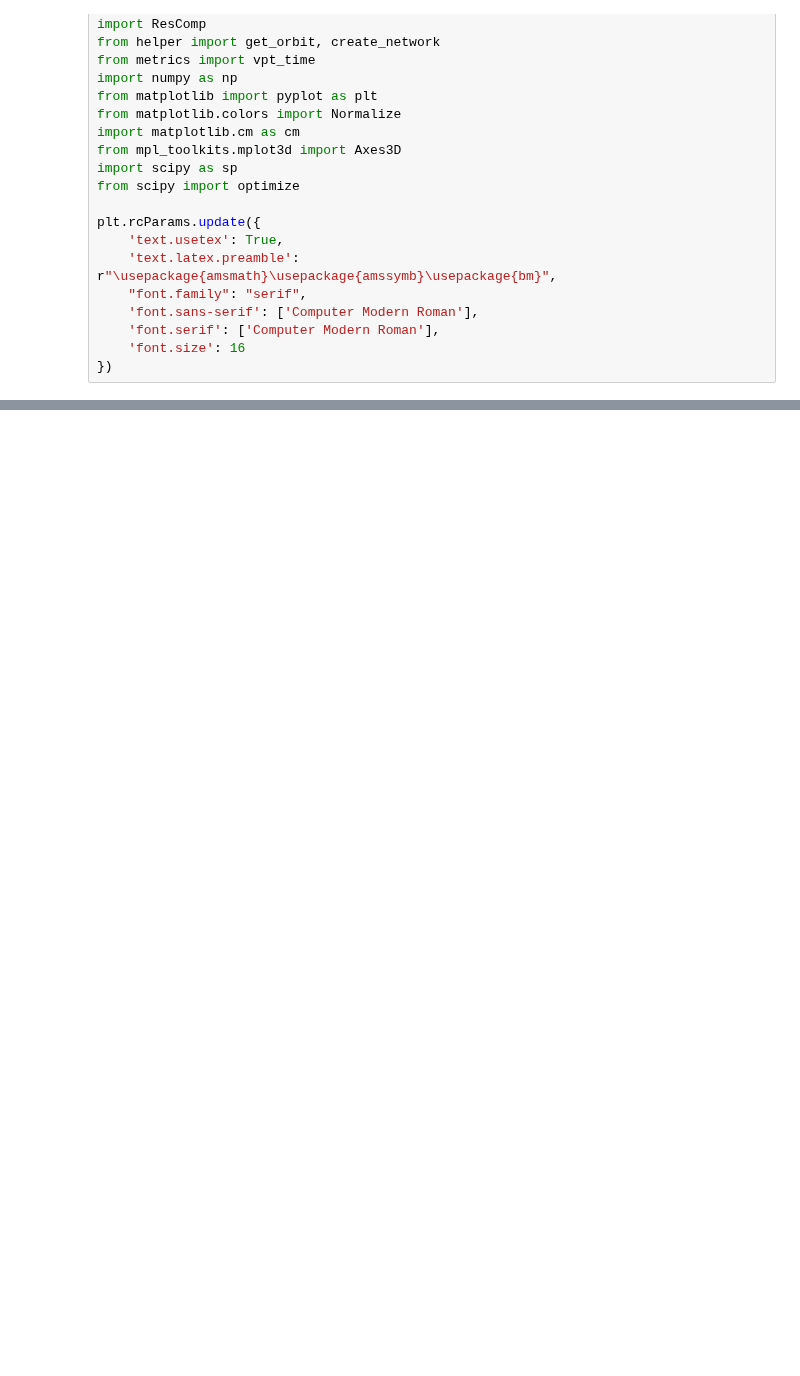
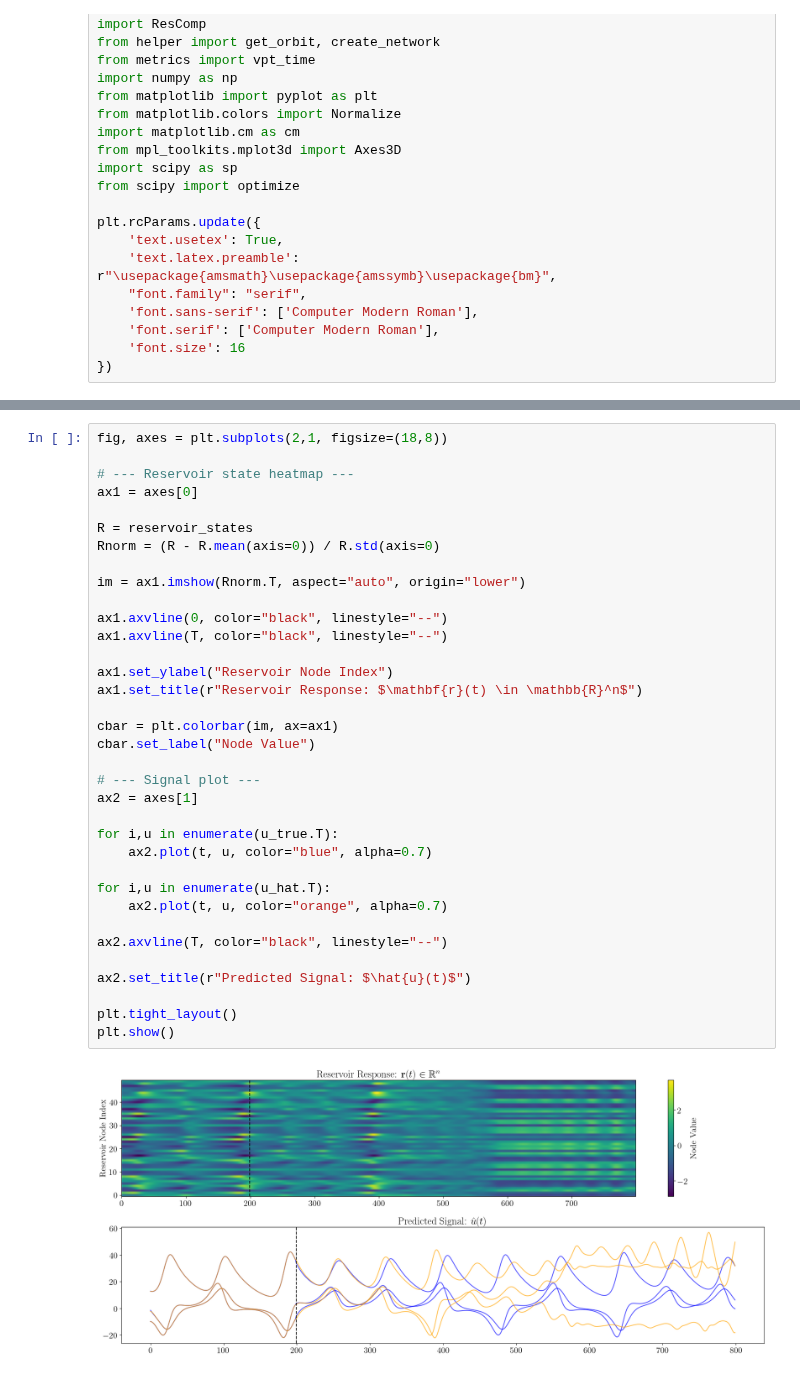
Before and after one commit to seyfdall/Thinned_Rescomp, a Jupyter notebook: paper_plots.ipynb, the cells around one changed output, grey strips where cells are left out. Cells and saved outputs as stored; diff of their text form; blank space fills up the shorter version.

```diff
--- a/paper_plots.ipynb
+++ b/paper_plots.ipynb
@@ -111,0 +150,37 @@ plt.show()
+# %%
+fig, axes = plt.subplots(2,1, figsize=(18,8))
+
+# --- Reservoir state heatmap ---
+ax1 = axes[0]
+
+R = reservoir_states
+Rnorm = (R - R.mean(axis=0)) / R.std(axis=0)
+
+im = ax1.imshow(Rnorm.T, aspect="auto", origin="lower")
+
+ax1.axvline(0, color="black", linestyle="--")
+ax1.axvline(T, color="black", linestyle="--")
+
+ax1.set_ylabel("Reservoir Node Index")
+ax1.set_title(r"Reservoir Response: $\mathbf{r}(t) \in \mathbb{R}^n$")
+
+cbar = plt.colorbar(im, ax=ax1)
+cbar.set_label("Node Value")
+
+# --- Signal plot ---
+ax2 = axes[1]
+
+for i,u in enumerate(u_true.T):
+    ax2.plot(t, u, color="blue", alpha=0.7)
+
+for i,u in enumerate(u_hat.T):
+    ax2.plot(t, u, color="orange", alpha=0.7)
+
+ax2.axvline(T, color="black", linestyle="--")
+
+ax2.set_title(r"Predicted Signal: $\hat{u}(t)$")
+
+plt.tight_layout()
+plt.show()
+# %% [output]
+[figure, added]
```
Also changed, not shown: parts of 8 cells of this notebook, 1 other file.
